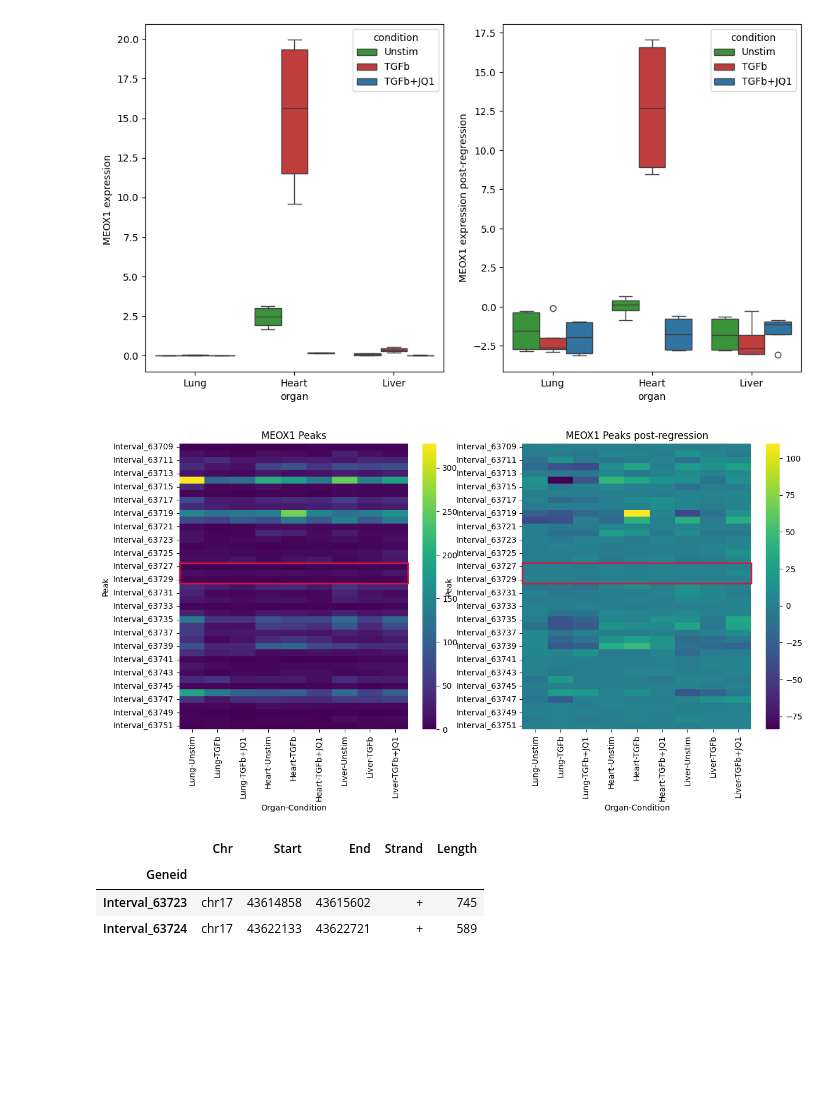
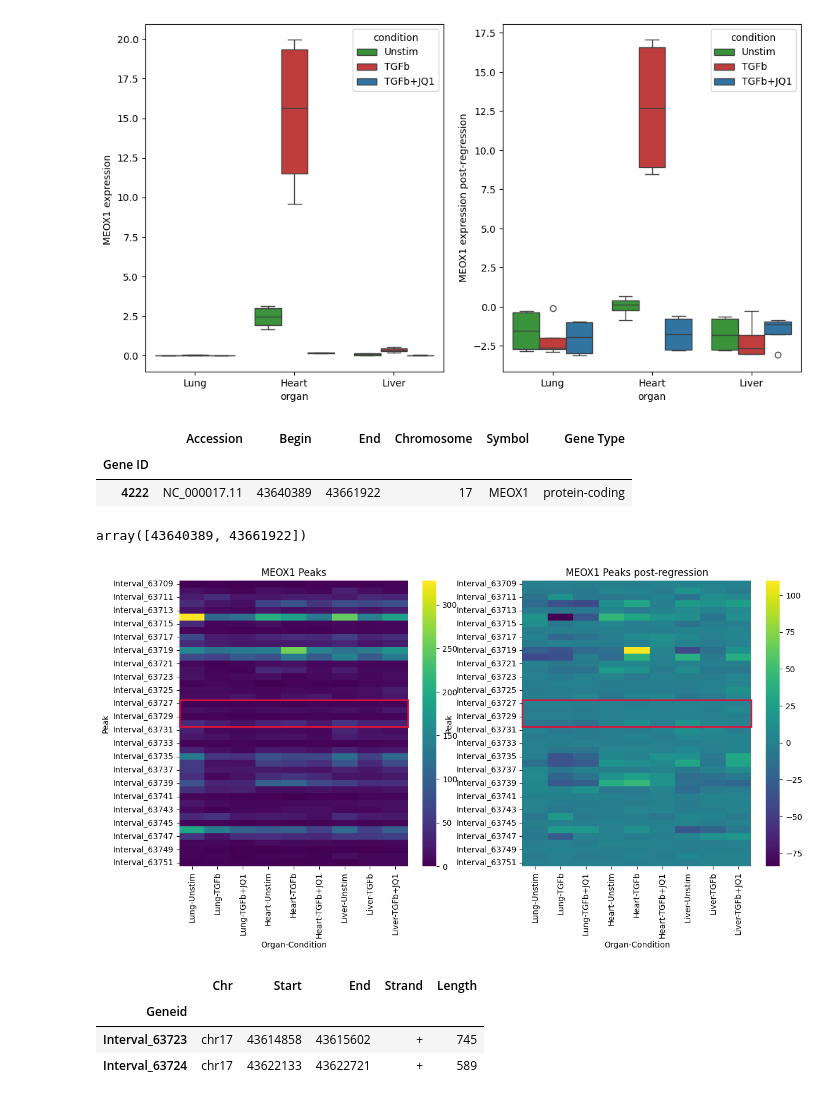
Before and after one commit to pawelab/OrganConditionalFibrosis, a Jupyter notebook: find_genes_peaks.ipynb, the cells around one changed output. Saved outputs shown, nothing was run; the diff lists cells and outputs as text; code cells hidden in the pictures; blank space fills up the shorter version.

```diff
--- a/find_genes_peaks.ipynb
+++ b/find_genes_peaks.ipynb
@@ -15,3 +10,9 @@ atac_adata = ad.read_h5ad('./data/atac.h5ad')
+# %%
+# load data
+rna_adata = ad.read_h5ad('./data/rna.h5ad')
+atac_adata = ad.read_h5ad('./data/atac.h5ad')
+gene_locations = pd.read_table('./data/gene_locations_hg38.tsv', index_col = 'Gene ID', usecols = ['Gene ID', 'Begin', 'End', 'Chromosome', 'Symbol', 'Gene Type', 'Accession'])
+gene_locations.drop(index = [idx for idx, accession in gene_locations['Accession'].items() if not accession.startswith('NC')], inplace = True)
 # %% [markdown]
 #### Prior knowledge validation
 
@@ -20,6 +21,9 @@ Based on prior heart studies in mice, we expect to see:
 - MEOX1 expression to increase with TAC and decrease with TAC+JQ1
 - MEOX1 peaks to increase with TAC and decrease with TAC+JQ1
   - This data is human so peaks will likely not be 1:1 with mice data
+# %%
+palette = {'Unstim': '#2ca02c', 'TGFb': '#d62728', 'TGFb+JQ1': '#1f77b4'}
+markers = {'Lung': 'o', 'Heart': '^', 'Liver': 's'}
 # %%
 # boxplot of expression over organ/condition
 def plot_expression(adata: ad.AnnData, gene: str, layer: str = None, **kwargs) -> plt.Axes:
@@ -44,10 +48,9 @@ plt.show()
 # %% [output]
 [figure]
 # %%
-# heatmap of atac peaks over location range. also boxes the (approximate) gene open reading frame
-def plot_peak_range(adata: ad.AnnData, chr: int, orf: tuple[float, float], layer: str = None, range = 1.5 * 10 ** 5, **kwargs) -> plt.Axes:
-  orf = (orf[0] * 10 ** 6, orf[1] * 10 ** 6)
-  peak_adata = adata[:, (adata.var['Chr'] == f'chr{chr}') & (adata.var['Start'] >= orf[0] - range) & (adata.var['Start'] <= orf[1] + range)]
+# heatmap of atac peaks over location range. also boxes the (approximate) gene location
+def plot_peak_range(adata: ad.AnnData, chr: int, loc: tuple[float, float], layer: str = None, range = 1.5 * 10 ** 5, **kwargs) -> plt.Axes:
+  peak_adata = adata[:, (adata.var['Chr'] == f'chr{chr}') & (adata.var['End'] >= loc[0] - range) & (adata.var['Start'] <= loc[1] + range)]
   peak_heatmap_df = pd.DataFrame({
     f"{organ}-{condition}": {
       peak: np.mean(peak_adata[rows.index, peak]._get_X(layer = layer)) for peak in peak_adata.var_names
@@ -58,19 +61,30 @@ def plot_peak_range(adata: ad.AnnData, chr: int, orf: tuple[float, float], layer
   ax = sns.heatmap(peak_heatmap_df, cmap = 'viridis', **kwargs)
   ax.set_ylabel("Peak")
   ax.set_xlabel("Organ-Condition")
-  coding_index = peak_adata[:, (peak_adata.var['Start'] >= orf[0]) & (peak_adata.var['Start'] <= orf[1])].var_names
+  coding_index = peak_adata[:, (peak_adata.var['End'] >= loc[0]) & (peak_adata.var['Start'] <= loc[1])].var_names
   ax.add_patch(plt.Rectangle((0, peak_heatmap_df.index.get_loc(coding_index[0])), len(peak_heatmap_df.columns), len(coding_index), fill=False, edgecolor='crimson', lw=2, clip_on=False))
   return ax
+# %%
+meox1_row = gene_locations[gene_locations['Symbol'] == 'MEOX1']
+meox1_row
+# %% [output]
+|  | Accession | Begin | End | Chromosome | Symbol | Gene Type |
+| Gene ID |  |  |  |  |  |  |
+| 4222 | NC_000017.11 | 43640389 | 43661922 | 17 | MEOX1 | protein-coding |
+# %%
+meox1_row[['Begin', 'End']].values[0]
+# %% [output]
+array([43640389, 43661922])
 # %%
 # MEOX1 peaks (Location according to UCSC is chr17, 43.64 - 43.66 Mb, expanding 150kb on either end)
 fig, [ax1, ax2] = plt.subplots(1, 2, figsize=(14, 6.4))
-plot_peak_range(atac_adata, chr=17, orf=(43.64, 43.66), ax=ax1)
+plot_peak_range(atac_adata, chr=meox1_row['Chromosome'].values[0], loc=meox1_row[['Begin', 'End']].values[0], ax=ax1)
 ax1.set_title("MEOX1 Peaks")
-plot_peak_range(atac_adata, chr=17, orf=(43.64, 43.66), ax=ax2, layer='post-regression')
+plot_peak_range(atac_adata, chr=meox1_row['Chromosome'].values[0], loc=meox1_row[['Begin', 'End']].values[0], ax=ax2, layer='post-regression')
 ax2.set_title("MEOX1 Peaks post-regression")
 plt.show()
 # %% [output]
-[figure, old version]
+[figure, new version]
 # %%
 # chr17:43,616,437-43,616,691 <- orthologous to mouse peak 5
 # chr17:43,616,835-43,617,184 <- orthologous to mouse peak 5
```
Also changed, not shown: parts of 22 cells of this notebook.
